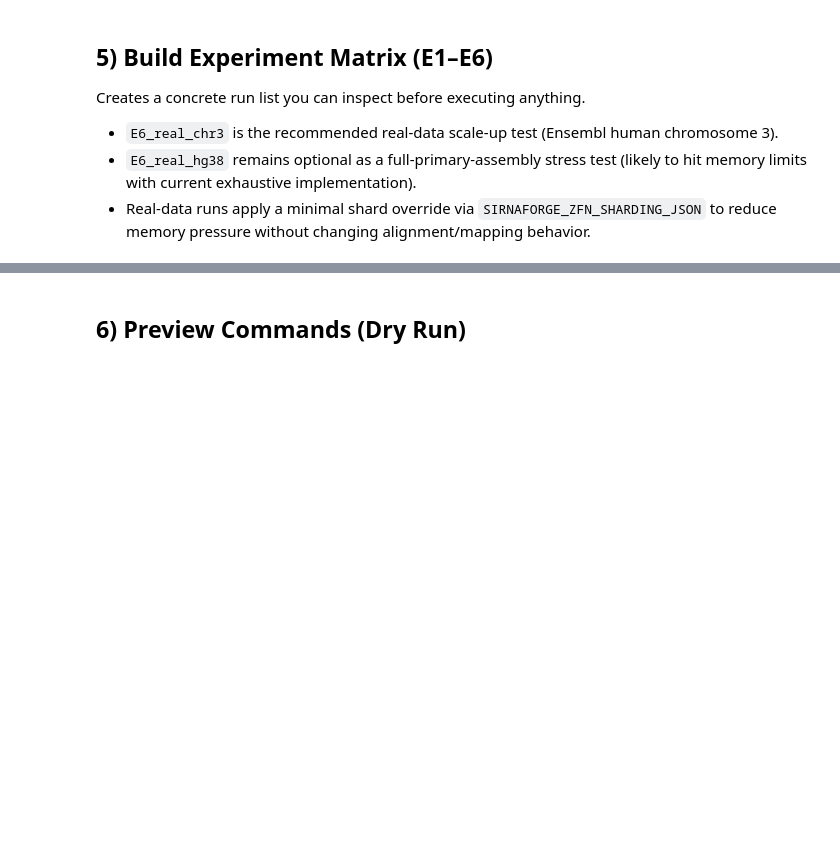
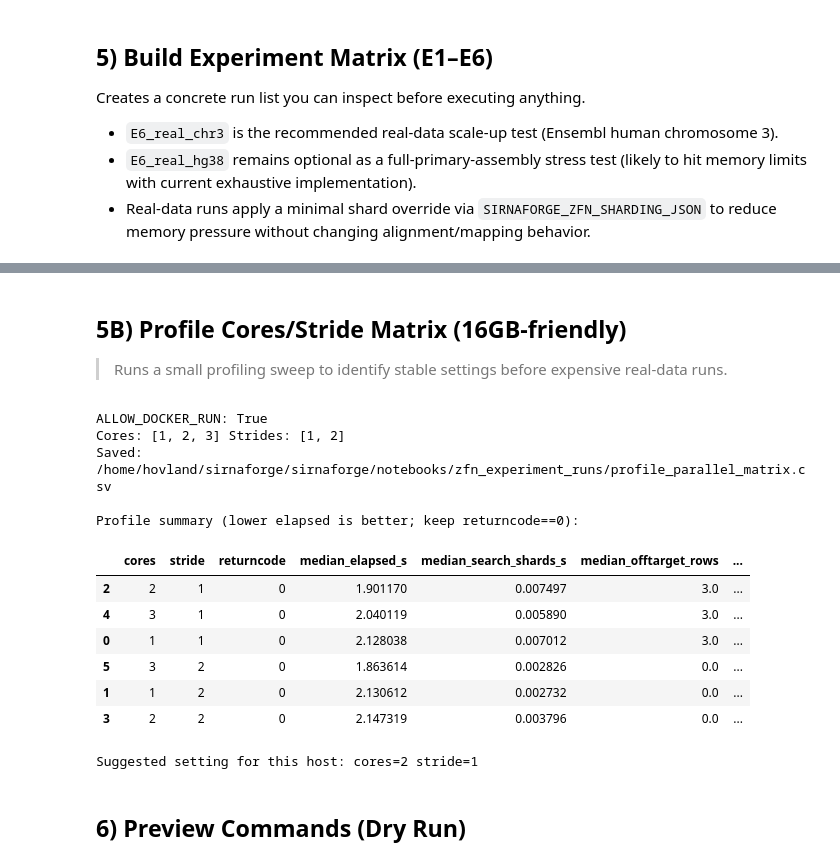
Before and after one commit to Austin-s-h/sirnaforge, a Jupyter notebook: notebooks/zfn_dev_image_experiment_series.ipynb, the cells around one changed output, grey strips where cells are left out. Saved outputs shown, nothing was run; the diff lists cells and outputs as text; code cells hidden in the pictures; blank space fills up the shorter version.

Commit message:
fix: ZFN parallelism approach and more

```diff
--- a/notebooks/zfn_dev_image_experiment_series.ipynb
+++ b/notebooks/zfn_dev_image_experiment_series.ipynb
@@ -509,3 +613,83 @@ matrix
+# %% [markdown]
+## 5B) Profile Cores/Stride Matrix (16GB-friendly)
+
+> Runs a small profiling sweep to identify stable settings before expensive real-data runs.
+# %%
+# Recommended small sweep for 16GB machines: keep cores conservative and test stride impact.
+profile_cores = [1, 2, 3]
+profile_strides = [1, 2]
+profile_repeats = 1
+
+print("ALLOW_DOCKER_RUN:", ALLOW_DOCKER_RUN)
+print("Cores:", profile_cores, "Strides:", profile_strides)
+
+if not ALLOW_DOCKER_RUN:
+    print("Skipped profiling run. Set ALLOW_DOCKER_RUN=True to execute profiling matrix.")
+else:
+    prof_df = profile_parallel_matrix(
+        base_run_id="CCR5_ZFN_PROFILE",
+        search_space_fasta=search_space,
+        cores_values=profile_cores,
+        stride_values=profile_strides,
+        repeats=profile_repeats,
+        algorithm="zfn_v2",
+        spacer_lengths="5,6",
+        max_mismatches=4,
+    )
+
+    results_path = RUN_ROOT / "profile_parallel_matrix.csv"
+    prof_df.to_csv(results_path, index=False)
+    print("Saved:", results_path)
+
+    summary_cols = [
+        "cores",
+        "stride",
+        "returncode",
+        "elapsed_s",
+        "search_shards_s",
+        "offtarget_rows",
+        "candidate_rows",
+    ]
+
+    summary_df = (
+        prof_df[summary_cols]
+        .groupby(["cores", "stride", "returncode"], dropna=False, as_index=False)
+        .agg(
+            median_elapsed_s=("elapsed_s", "median"),
+            median_search_shards_s=("search_shards_s", "median"),
+            median_offtarget_rows=("offtarget_rows", "median"),
+            median_candidate_rows=("candidate_rows", "median"),
+        )
+        .sort_values(["stride", "median_elapsed_s", "cores"])
+    )
+
+    print("\nProfile summary (lower elapsed is better; keep returncode==0):")
+    display(summary_df)
+
+    valid = summary_df[summary_df["returncode"] == 0]
+    if not valid.empty:
+        best = valid.iloc[0]
+        print(
+            "Suggested setting for this host:",
+            f"cores={int(best['cores'])}",
+            f"stride={int(best['stride'])}",
+        )
+    else:
+        print("No successful profile run found. Check logs in RUN_ROOT / '_logs'.")
+# %% [output]
+ALLOW_DOCKER_RUN: True
+Cores: [1, 2, 3] Strides: [1, 2]
+Saved: /home/hovland/sirnaforge/sirnaforge/notebooks/zfn_experiment_runs/profile_parallel_matrix.csv
+
+Profile summary (lower elapsed is better; keep returncode==0):
+|  | cores | stride | returncode | median_elapsed_s | median_search_shards_s | median_offtarget_rows | ... |
+| 2 | 2 | 1 | 0 | 1.901170 | 0.007497 | 3.0 | ... |
+| 4 | 3 | 1 | 0 | 2.040119 | 0.005890 | 3.0 | ... |
+| 0 | 1 | 1 | 0 | 2.128038 | 0.007012 | 3.0 | ... |
+| 5 | 3 | 2 | 0 | 1.863614 | 0.002826 | 0.0 | ... |
+| 1 | 1 | 2 | 0 | 2.130612 | 0.002732 | 0.0 | ... |
+| 3 | 2 | 2 | 0 | 2.147319 | 0.003796 | 0.0 | ... |
+Suggested setting for this host: cores=2 stride=1
 # %% [markdown]
 ## 6) Preview Commands (Dry Run)
 # %%
```
Also changed, not shown: parts of 7 cells of this notebook, 10 other files.
